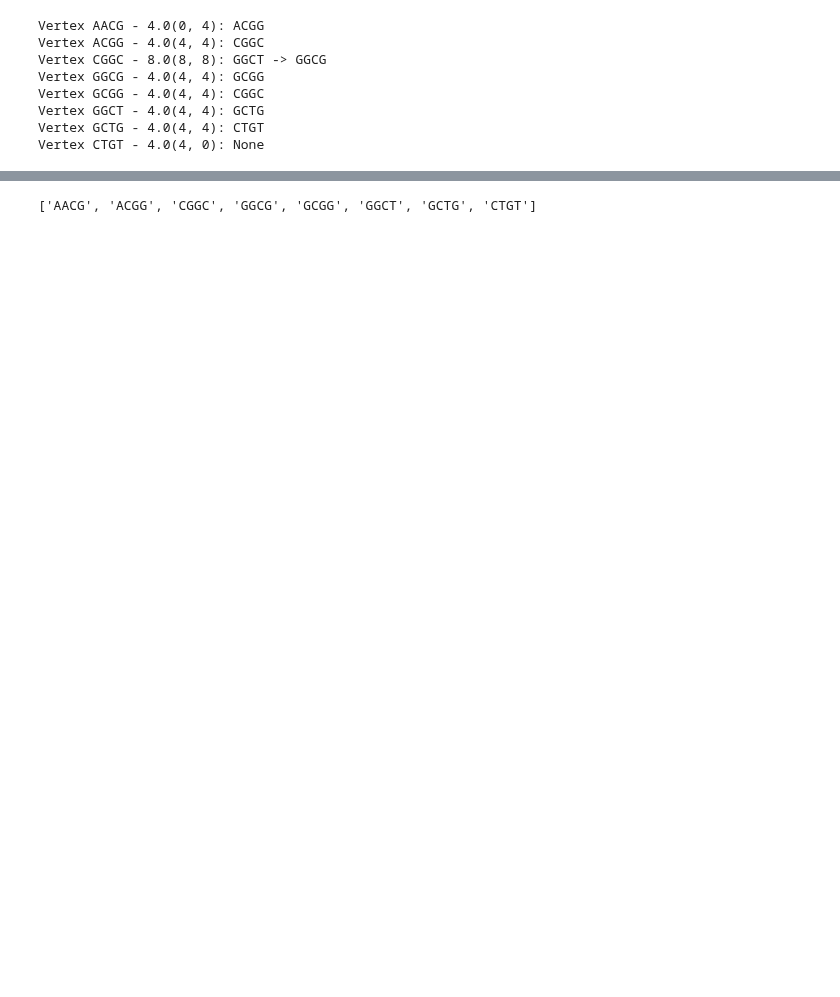
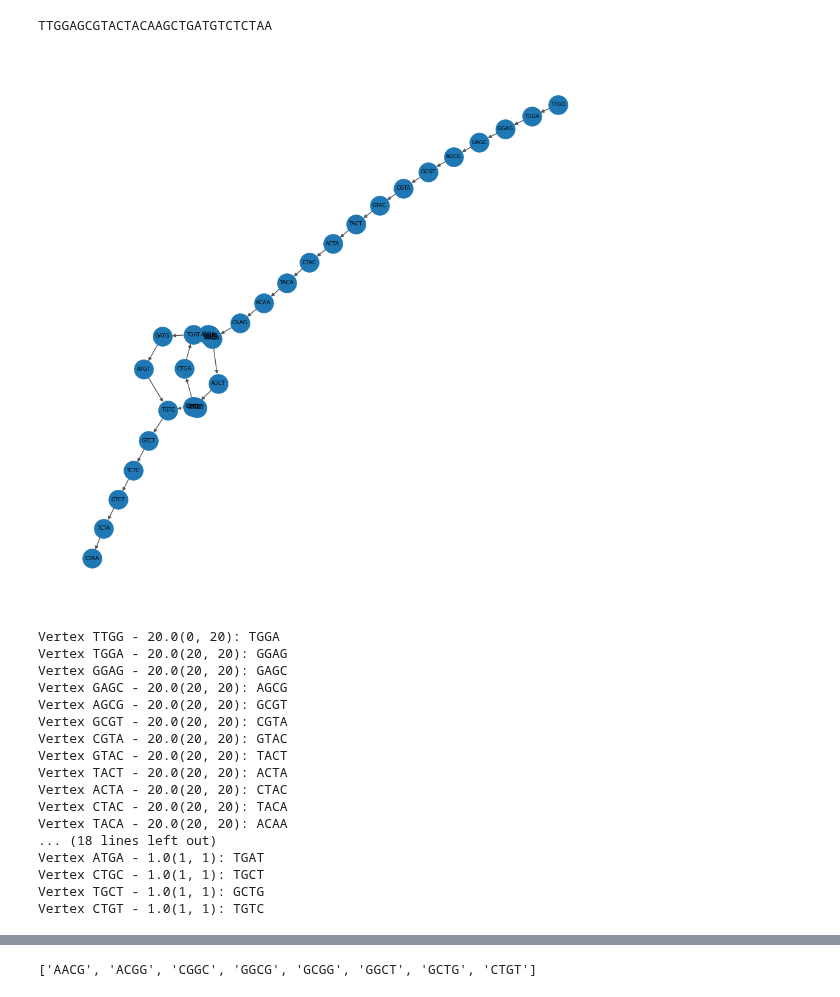
Before and after one commit to SownBanana/DNA-Decoder-Simulator, a Jupyter notebook: test_oop.ipynb, the cells around one changed output, grey strips where cells are left out. Drawn from its saved outputs; the diff is of its cells as text; code cells hidden in the pictures; blank space fills up the shorter version.

Commit message:
feat: visualize de bruijn graph and nucleotide to binary convert

```diff
--- a/test_oop.ipynb
+++ b/test_oop.ipynb
@@ -10,21 +8,39 @@ from utils.converter import str2ncs, ncs2str
 # %%
-datas = ['GAGCGATGTCTC', 'GAGTGATGTTC', 'GAGTGTTGTCTC']
+# datas = ['GAGCGATGTCTC', 'GAGTGATGTTC', 'GAGTGTTGTCTC']
 # datas = ['GAGTGTTGTCTC']
-datas = ['TAATGCCATGGGATGTT']
-datas = ['AAAGGCGTTGAGGTT']
+# datas = ['TAATGCCATGGGATGTT']
+# datas = ['AAAGGCGTTGAGGTT']
+original = 'AACGGCGGCTGT'
 datas = ['AACGGCGGCTGT', 'AACGGCGGCTGT', 'AACGGCGGCTGT', 'AACGGCGGCTGT']
-# datas = ['AACGGCGGCTGT', 'AACGGCGACTGT', 'AACGGCGGCTGT', 'AACGGCGGCTGT']
-# datas = ['AACGGCGGCTGT', 'AACGTGCGACTGT', 'AACGGCGCTGT', 'AACGGCGGCTGT']
+datas = ['AACGGCGGCTGT', 'AACGGCGACTGT', 'AACGGCGGCTGT', 'AACGGCGGCTGT']
+datas = ['AACGGCGGCTGT', 'AACGTGCGGCTGT', 'AACGGCGCTGT', 'AACGGCGGCTGT']
 
-graph = Graph(data = datas, data_length=12, kmer_size=4)
+original = str2ncs('$Pham Son%')
+print(original)
+datas = errors_add(original, 0.001, 20)
+
+graph = Graph(data = datas, data_length=len(original), kmer_size=4)
 graph.build()
+graph.draw_de_bruijn_graph(weight_on=False, minimize_edge=True, font_size=8)
+
 graph
 # %% [output]
-Vertex AACG - 4.0(0, 4): ACGG
-Vertex ACGG - 4.0(4, 4): CGGC
-Vertex CGGC - 8.0(8, 8): GGCT -> GGCG
-Vertex GGCG - 4.0(4, 4): GCGG
-Vertex GCGG - 4.0(4, 4): CGGC
-Vertex GGCT - 4.0(4, 4): GCTG
-Vertex GCTG - 4.0(4, 4): CTGT
-Vertex CTGT - 4.0(4, 0): None
+TTGGAGCGTACTACAAGCTGATGTCTCTAA
+[figure, added]
+Vertex TTGG - 20.0(0, 20): TGGA
+Vertex TGGA - 20.0(20, 20): GGAG
+Vertex GGAG - 20.0(20, 20): GAGC
+Vertex GAGC - 20.0(20, 20): AGCG
+Vertex AGCG - 20.0(20, 20): GCGT
+Vertex GCGT - 20.0(20, 20): CGTA
+Vertex CGTA - 20.0(20, 20): GTAC
+Vertex GTAC - 20.0(20, 20): TACT
+Vertex TACT - 20.0(20, 20): ACTA
+Vertex ACTA - 20.0(20, 20): CTAC
+Vertex CTAC - 20.0(20, 20): TACA
+Vertex TACA - 20.0(20, 20): ACAA
+... (18 lines left out)
+Vertex ATGA - 1.0(1, 1): TGAT
+Vertex CTGC - 1.0(1, 1): TGCT
+Vertex TGCT - 1.0(1, 1): GCTG
+Vertex CTGT - 1.0(1, 1): TGTC
```
Also changed, not shown: parts of 6 cells of this notebook, 6 other files.
